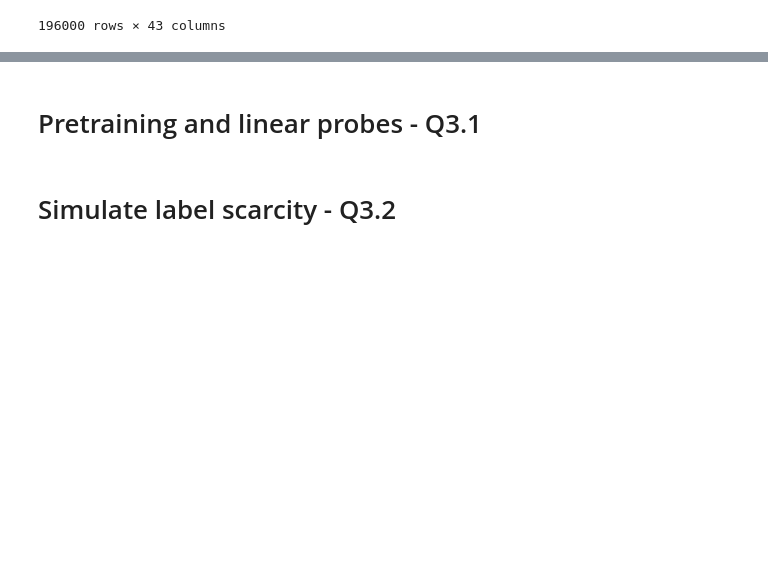
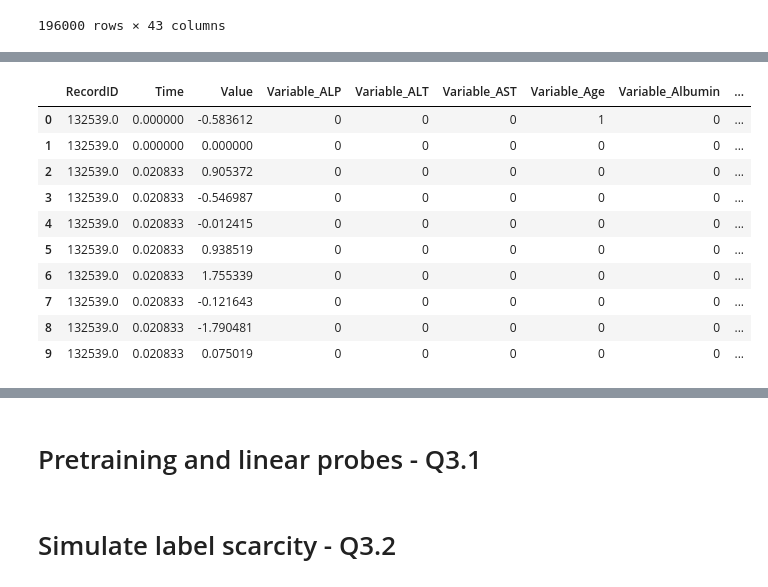
Before and after one commit to KarlDeck/ML4HC_P1, a Jupyter notebook: Project1_Task3.ipynb, the cells around one changed output, grey strips where cells are left out. Cells and saved outputs as stored; diff of their text form; code cells hidden in the pictures; blank space fills up the shorter version.

Commit message:
New data structure for set function transformer

```diff
--- a/Project1_Task3.ipynb
+++ b/Project1_Task3.ipynb
@@ -274,0 +253,24 @@ new_df.iloc[:, :20]
+# %%
+df = pd.read_parquet(f"data_a_scaled_nonImputed.parquet")
+df["Time"] = df["Time"] / df["Time"].max()
+df = df.melt(id_vars=["RecordID", "Time"], var_name="Variable", value_name="Value")
+df = df[["RecordID", "Time", "Variable", "Value"]].reset_index(drop=True)
+
+# Drop ICUType
+df = df[df["Variable"] != "ICUType"]
+
+# For Gender, Age, Height — keep only row with smallest time per RecordID
+mask = df["Variable"].isin(["Gender", "Age", "Height", "In-hospital_death"])
+df = df[~mask | df.groupby(["RecordID", "Variable"])["Time"].transform("min").eq(df["Time"])]
+df = df.sort_values(by=["RecordID", "Time"]).reset_index(drop=True)
+df = df.dropna(subset=["Value"]).reset_index(drop=True)
+
+# Create target dataframe y with one row per RecordID
+y = df[df["Variable"] == "In-hospital_death"][["RecordID", "Value"]].copy()
+y = y.rename(columns={"Value": "In-hospital_death"}).set_index("RecordID")
+
+# Remove In-hospital_death rows from df
+df = df[df["Variable"] != "In-hospital_death"].reset_index(drop=True)
+
+
+df.head(10)
@@ -274,0 +289,15 @@ new_df.iloc[:, :20]
+# %%
+df = pd.get_dummies(df, columns=["Variable"],dtype=int)
+df.head(10)
+# %% [output]
+|  | RecordID | Time | Value | Variable_ALP | Variable_ALT | Variable_AST | Variable_Age | Variable_Albumin | ... |
+| 0 | 132539.0 | 0.000000 | -0.583612 | 0 | 0 | 0 | 1 | 0 | ... |
+| 1 | 132539.0 | 0.000000 | 0.000000 | 0 | 0 | 0 | 0 | 0 | ... |
+| 2 | 132539.0 | 0.020833 | 0.905372 | 0 | 0 | 0 | 0 | 0 | ... |
+| 3 | 132539.0 | 0.020833 | -0.546987 | 0 | 0 | 0 | 0 | 0 | ... |
+| 4 | 132539.0 | 0.020833 | -0.012415 | 0 | 0 | 0 | 0 | 0 | ... |
+| 5 | 132539.0 | 0.020833 | 0.938519 | 0 | 0 | 0 | 0 | 0 | ... |
+| 6 | 132539.0 | 0.020833 | 1.755339 | 0 | 0 | 0 | 0 | 0 | ... |
+| 7 | 132539.0 | 0.020833 | -0.121643 | 0 | 0 | 0 | 0 | 0 | ... |
+| 8 | 132539.0 | 0.020833 | -1.790481 | 0 | 0 | 0 | 0 | 0 | ... |
+| 9 | 132539.0 | 0.020833 | 0.075019 | 0 | 0 | 0 | 0 | 0 | ... |
```
Also changed, not shown: parts of 5 cells of this notebook.
